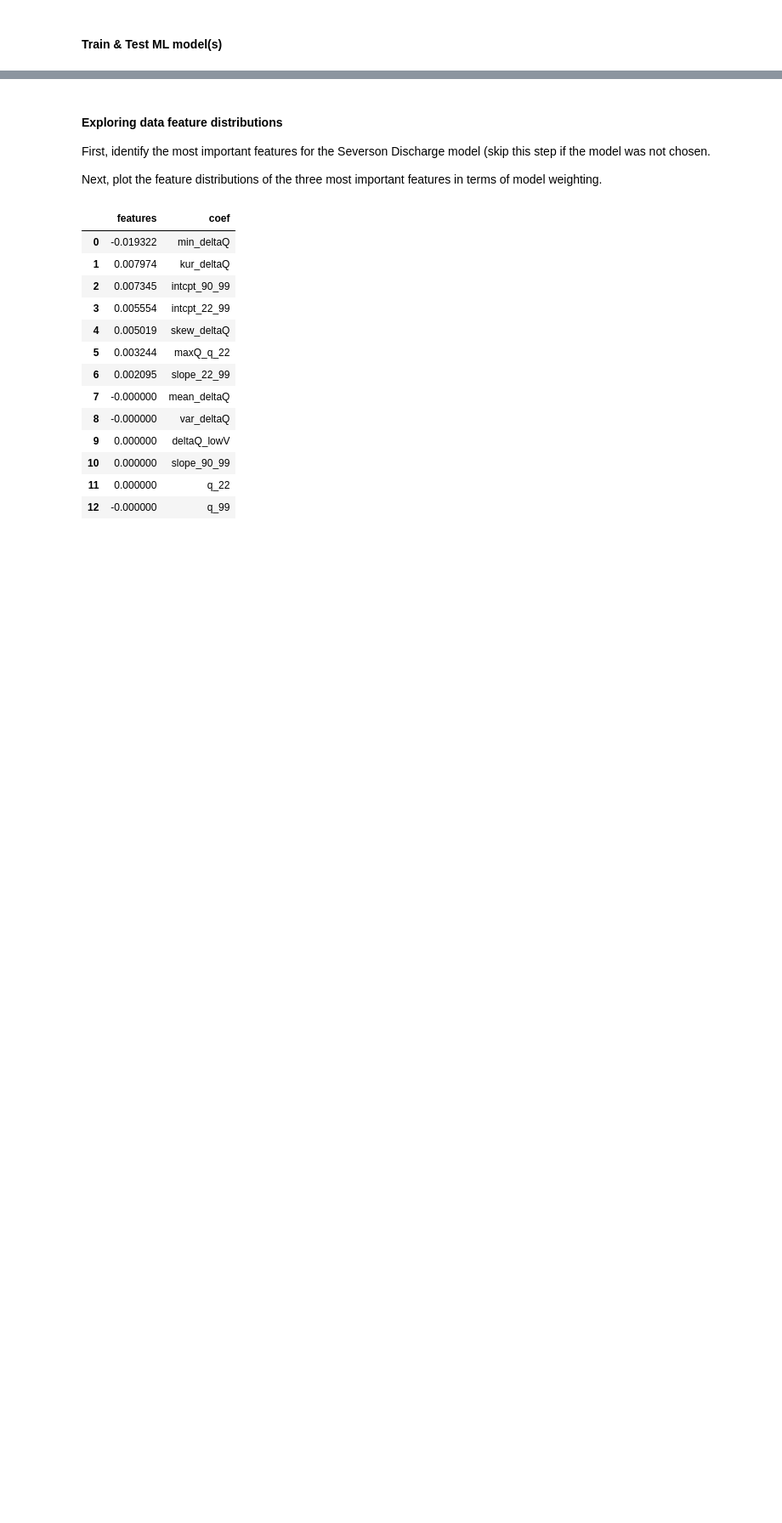
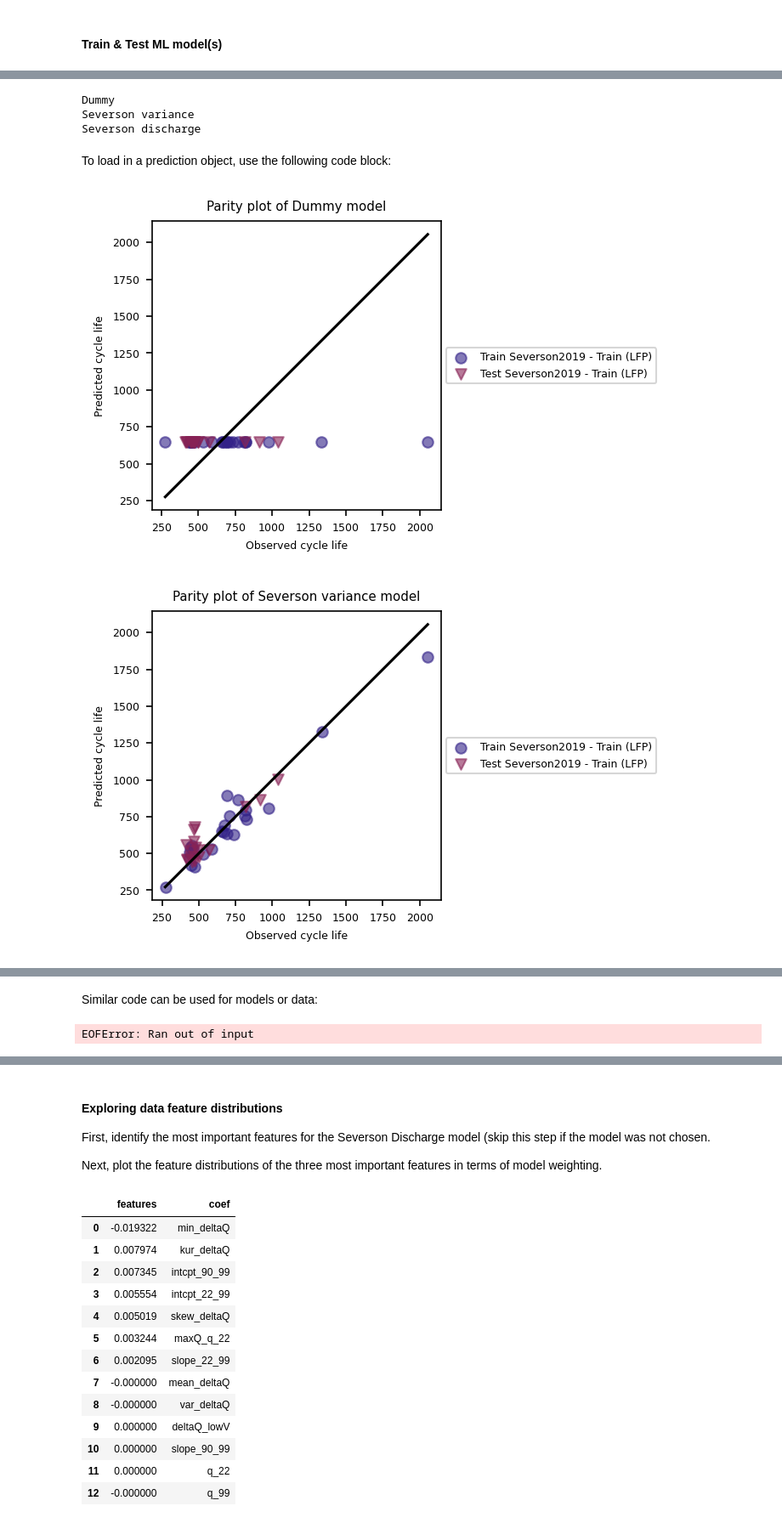
Before and after one commit to Voltaiq/vce_Severson-Generalized-Cycle-Life-Prediction_ca667ebf, a Jupyter notebook: CL_Prediction_Severson2019.ipynb, the cells around one changed output, grey strips where cells are left out. Shown: that part at 85% size. Drawn from its saved outputs; the diff is of its cells as text; code cells hidden in the pictures; blank space fills up the shorter version.

Commit message:
pickle prediction object, model or data

```diff
--- a/CL_Prediction_Severson2019.ipynb
+++ b/CL_Prediction_Severson2019.ipynb
@@ -209,0 +216,13 @@ Button(button_style='danger', description='Plot RMSE results', disabled=True, st
+# %%
+# save the entire prediction object. This includes all models and formatted data
+name = "prediction_example" + str(datetime.now())
+with open(name,'wb') as files:
+    pickle.dump(prediction1, files)
+# %%
+# just save the models
+for model in prediction1.ml_model:
+    print(model)
+# %% [output]
+Dummy
+Severson variance
+Severson discharge
@@ -209,0 +242,12 @@ Button(button_style='danger', description='Plot RMSE results', disabled=True, st
+# %% [markdown]
+To load in a prediction object, use the following code block:
+# %%
+load_name = name
+with open(load_name, "rb") as f:
+    prediction_load = pickle.load(f)
+# %%
+# we can examine the prediction object by creating the parity plots, for example
+prediction_load.create_parity_plots()
+# %% [output]
+[figure, added]
+[figure, added]
@@ -209,0 +255,8 @@ Button(button_style='danger', description='Plot RMSE results', disabled=True, st
+# %% [markdown]
+Similar code can be used for models or data:
+# %%
+load_name = model_name
+with open(load_name, "rb") as f:
+    model_load = pickle.load(f)
+# %% [output]
+EOFError: Ran out of input
```
Also changed, not shown: parts of 7 cells of this notebook.
